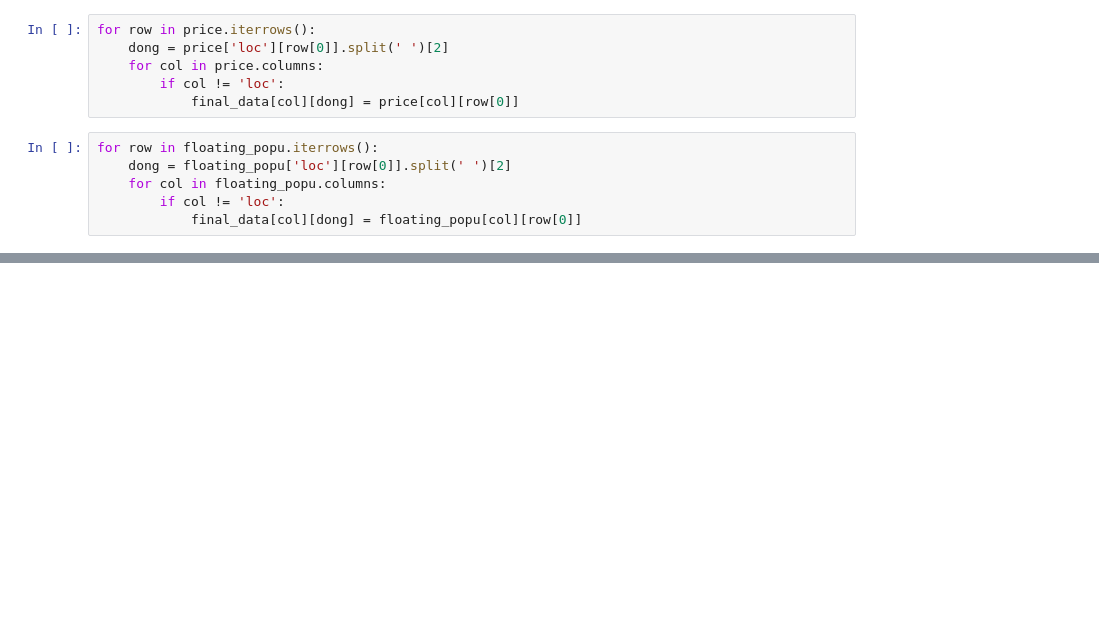
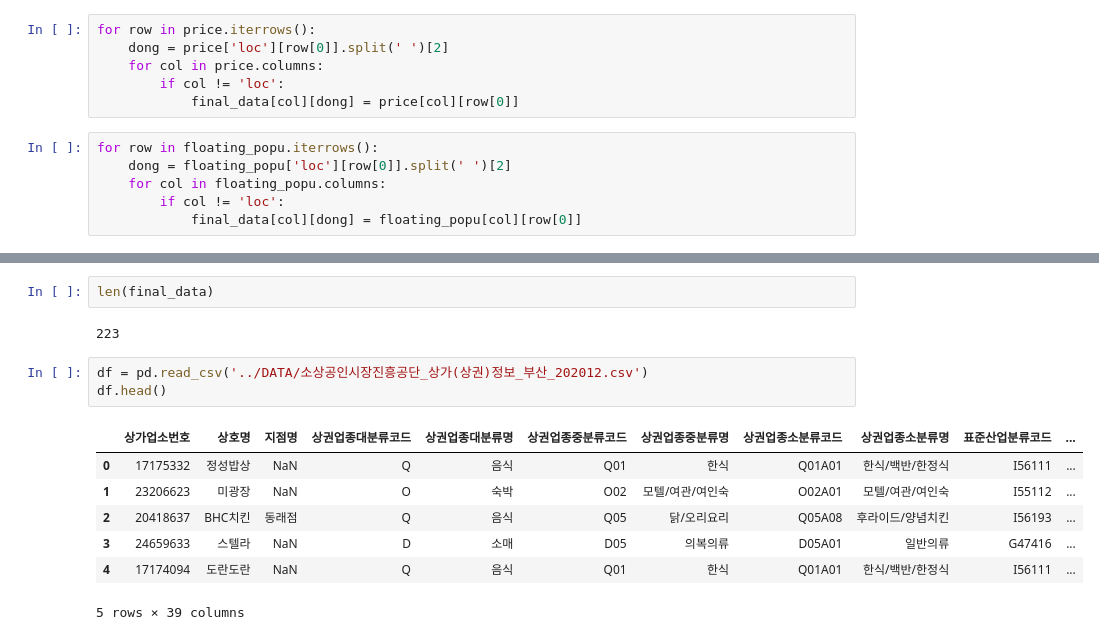
Before and after one commit to ellynhan/marketAnalysis, a Jupyter notebook: createFinalData/create_final_data.ipynb, the cells around one changed output, grey strips where cells are left out. Drawn from its saved outputs; the diff is of its cells as text; blank space fills up the shorter version.

```diff
--- a/createFinalData/create_final_data.ipynb
+++ b/createFinalData/create_final_data.ipynb
@@ -178,0 +257,15 @@ memory usage: 110.0+ KB
+# %%
+len(final_data)
+# %% [output]
+223
+# %%
+df = pd.read_csv('../DATA/소상공인시장진흥공단_상가(상권)정보_부산_202012.csv')
+df.head()
+# %% [output]
+|  | 상가업소번호 | 상호명 | 지점명 | 상권업종대분류코드 | 상권업종대분류명 | 상권업종중분류코드 | 상권업종중분류명 | 상권업종소분류코드 | 상권업종소분류명 | 표준산업분류코드 | ... |
+| 0 | 17175332 | 정성밥상 | NaN | Q | 음식 | Q01 | 한식 | Q01A01 | 한식/백반/한정식 | I56111 | ... |
+| 1 | 23206623 | 미광장 | NaN | O | 숙박 | O02 | 모텔/여관/여인숙 | O02A01 | 모텔/여관/여인숙 | I55112 | ... |
+| 2 | 20418637 | BHC치킨 | 동래점 | Q | 음식 | Q05 | 닭/오리요리 | Q05A08 | 후라이드/양념치킨 | I56193 | ... |
+| 3 | 24659633 | 스텔라 | NaN | D | 소매 | D05 | 의복의류 | D05A01 | 일반의류 | G47416 | ... |
+| 4 | 17174094 | 도란도란 | NaN | Q | 음식 | Q01 | 한식 | Q01A01 | 한식/백반/한정식 | I56111 | ... |
+5 rows × 39 columns
```
Also changed, not shown: parts of 6 cells of this notebook, 1 other file.
